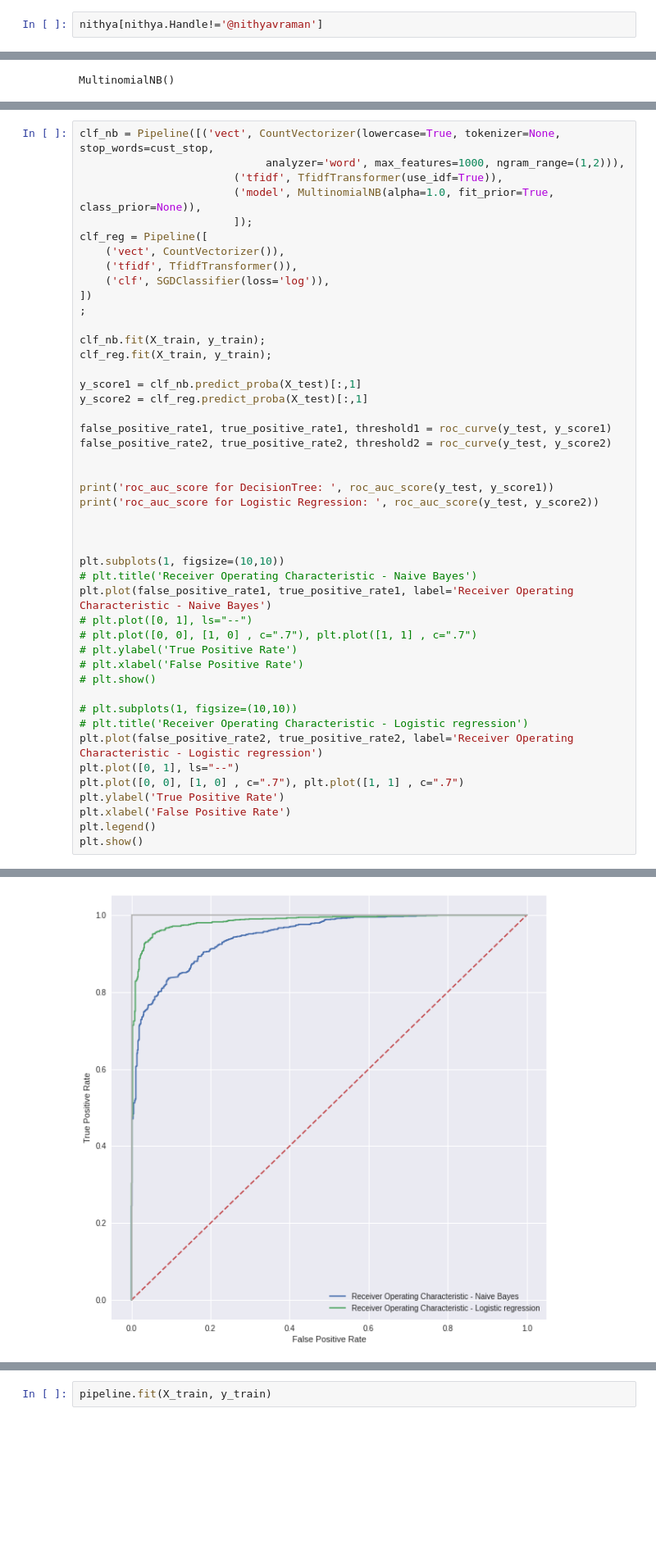
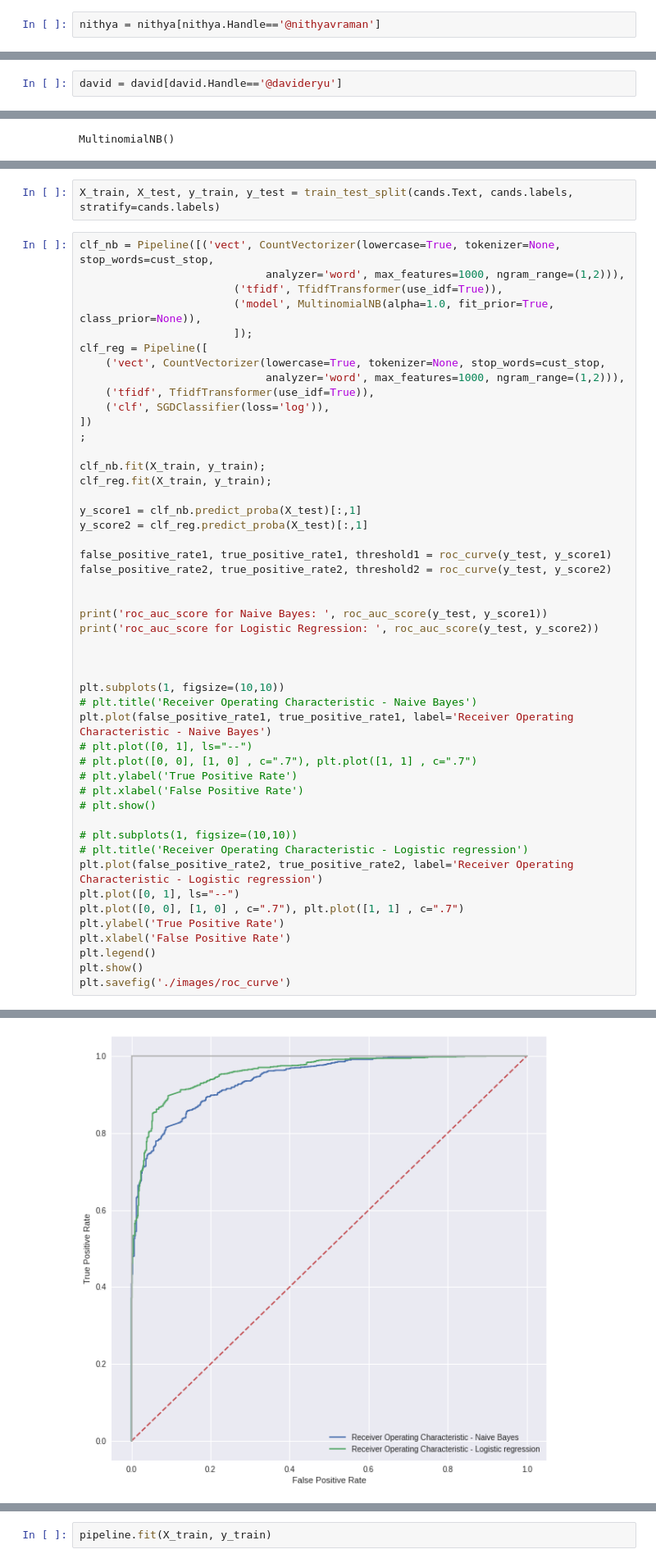
Before and after one commit to mariobkp/capstone_2, a Jupyter notebook: lacd4_tweet_data.ipynb, the cells around one changed output, grey strips where cells are left out. Shown at 82% size. Drawn from its saved outputs; the diff is of its cells as text; blank space fills up the shorter version.

Commit message:
added images

```diff
--- a/lacd4_tweet_data.ipynb
+++ b/lacd4_tweet_data.ipynb
@@ -50,4 +50,4 @@ nithya.loc[nithya.Retweets.isin(['1K', '2K', '1.1K', '1.2K', '3.4K', '2.9K', '2.
                                                                                                     2400, 3100, 1300, 2500, 1200, 1800, 1600, 1100, 1300,
                                                                                                       1500, 3500, 1200, 3800, 1200, 2400, 2300, 3300]
 # %%
-nithya[nithya.Handle!='@nithyavraman']
+nithya = nithya[nithya.Handle=='@nithyavraman']
@@ -127,6 +126,8 @@ david.Emojis.fillna('', inplace=True)
 david.Text.fillna('', inplace=True)
 # %%
 david = david.astype({'Timestamp': 'datetime64', 'Likes': 'int32', 'Retweets': 'int32', 'Comments': 'float64'})
+# %%
+david = david[david.Handle=='@davideryu']
 # %%
 david.head()
 # %% [output]
@@ -824,3 +832,5 @@ Name: labels, Length: 263, dtype: int64
+# %%
+X_train, X_test, y_train, y_test = train_test_split(cands.Text, cands.labels, stratify=cands.labels)
 # %%
 clf_nb = Pipeline([('vect', CountVectorizer(lowercase=True, tokenizer=None, stop_words=cust_stop,
                              analyzer='word', max_features=1000, ngram_range=(1,2))),
@@ -828,8 +838,9 @@ clf_nb = Pipeline([('vect', CountVectorizer(lowercase=True, tokenizer=None, stop
                         ('model', MultinomialNB(alpha=1.0, fit_prior=True, class_prior=None)),
                         ]);
 clf_reg = Pipeline([
-    ('vect', CountVectorizer()),
-    ('tfidf', TfidfTransformer()),
+    ('vect', CountVectorizer(lowercase=True, tokenizer=None, stop_words=cust_stop,
+                             analyzer='word', max_features=1000, ngram_range=(1,2))),
+    ('tfidf', TfidfTransformer(use_idf=True)),
     ('clf', SGDClassifier(loss='log')),
 ])
 ;
@@ -844,7 +855,7 @@ false_positive_rate1, true_positive_rate1, threshold1 = roc_curve(y_test, y_scor
 false_positive_rate2, true_positive_rate2, threshold2 = roc_curve(y_test, y_score2)
 
 
-print('roc_auc_score for DecisionTree: ', roc_auc_score(y_test, y_score1))
+print('roc_auc_score for Naive Bayes: ', roc_auc_score(y_test, y_score1))
 print('roc_auc_score for Logistic Regression: ', roc_auc_score(y_test, y_score2))
 
 
@@ -867,4 +878,5 @@ plt.ylabel('True Positive Rate')
 plt.xlabel('False Positive Rate')
 plt.legend()
 plt.show()
+plt.savefig('./images/roc_curve')
 # %% [output]
@@ -873 +885 @@ roc_auc_score for Logistic Regression:  0.9837560585384216
-[figure, old version]
+[figure, new version]
```
Also changed, not shown: parts of 46 cells of this notebook, 21 other files.
